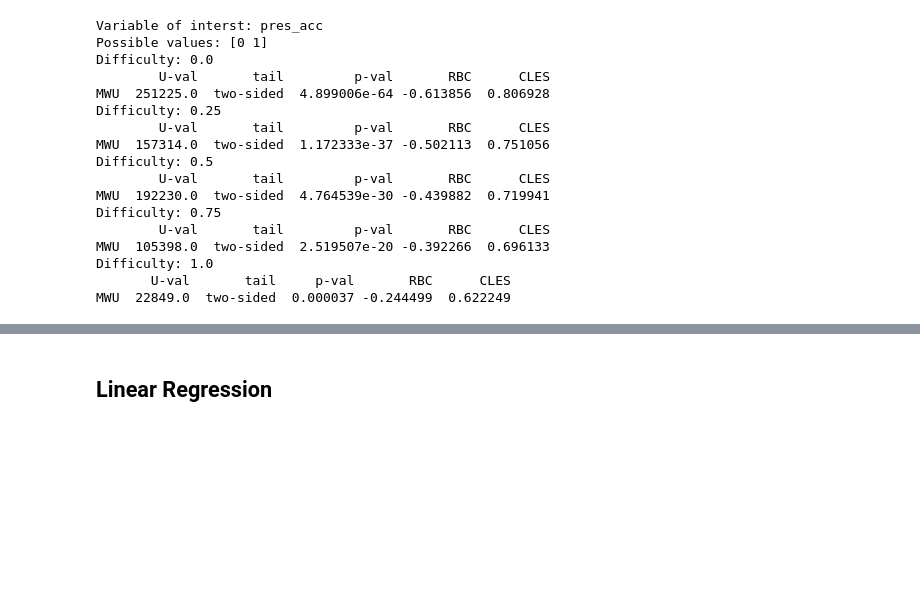
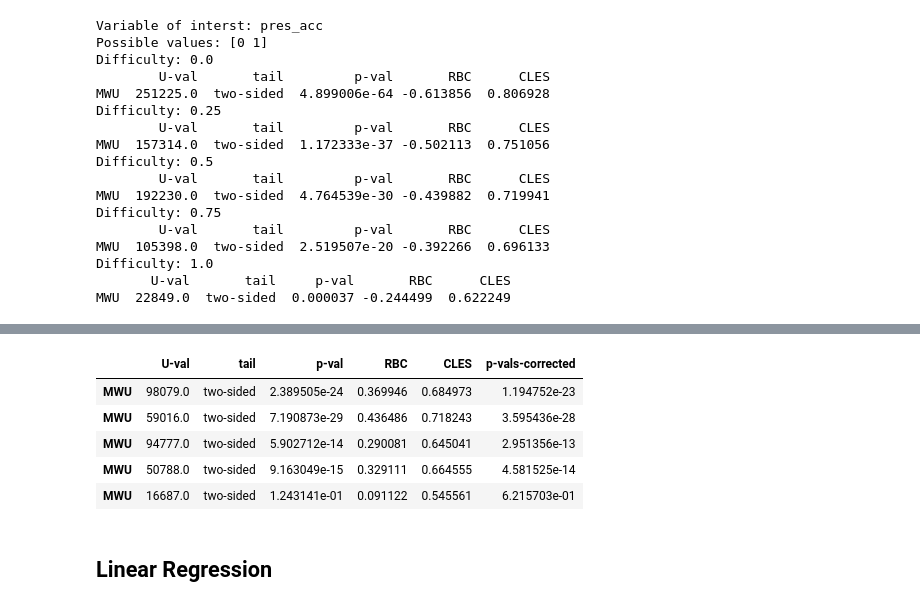
Before and after one commit to jordanlei/neuromatch-project, a Jupyter notebook: allen_main_ntbk.ipynb, the cells around one changed output, grey strips where cells are left out. Cells and saved outputs as stored; diff of their text form; code cells hidden in the pictures; blank space fills up the shorter version.

```diff
--- a/allen_main_ntbk.ipynb
+++ b/allen_main_ntbk.ipynb
@@ -154,3 +147,12 @@ MWU  16687.0  two-sided  0.124314  0.091122  0.545561
+# %%
+df2
+# %% [output]
+|  | U-val | tail | p-val | RBC | CLES | p-vals-corrected |
+| MWU | 98079.0 | two-sided | 2.389505e-24 | 0.369946 | 0.684973 | 1.194752e-23 |
+| MWU | 59016.0 | two-sided | 7.190873e-29 | 0.436486 | 0.718243 | 3.595436e-28 |
+| MWU | 94777.0 | two-sided | 5.902712e-14 | 0.290081 | 0.645041 | 2.951356e-13 |
+| MWU | 50788.0 | two-sided | 9.163049e-15 | 0.329111 | 0.664555 | 4.581525e-14 |
+| MWU | 16687.0 | two-sided | 1.243141e-01 | 0.091122 | 0.545561 | 6.215703e-01 |
 # %% [markdown]
 ## Linear Regression
 # %%
```
Also changed, not shown: parts of 24 cells of this notebook, 1 other file.
